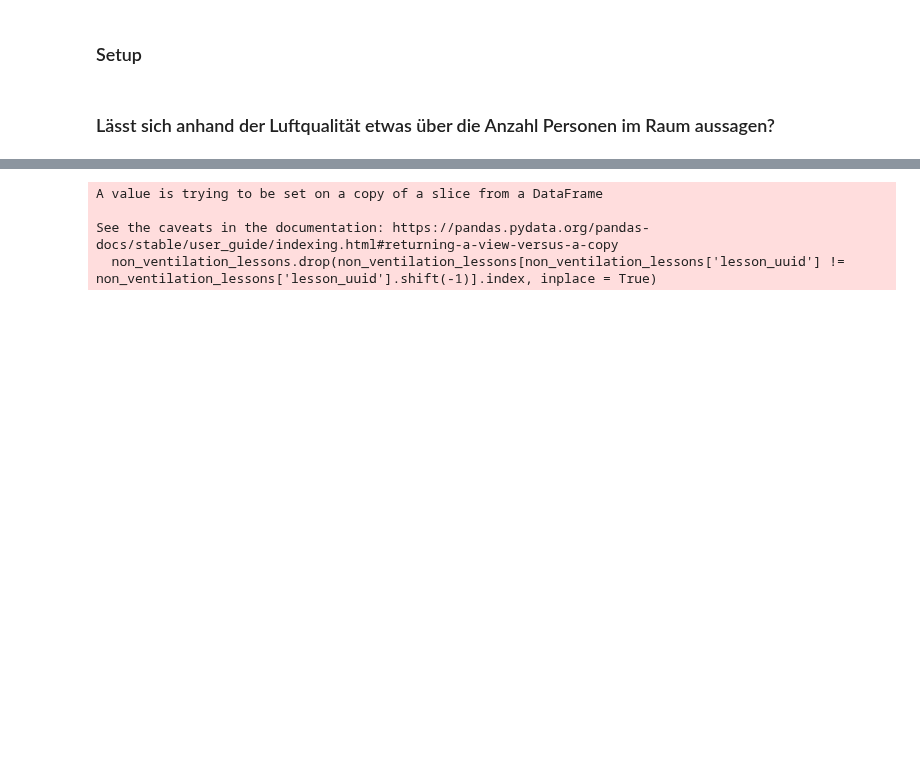
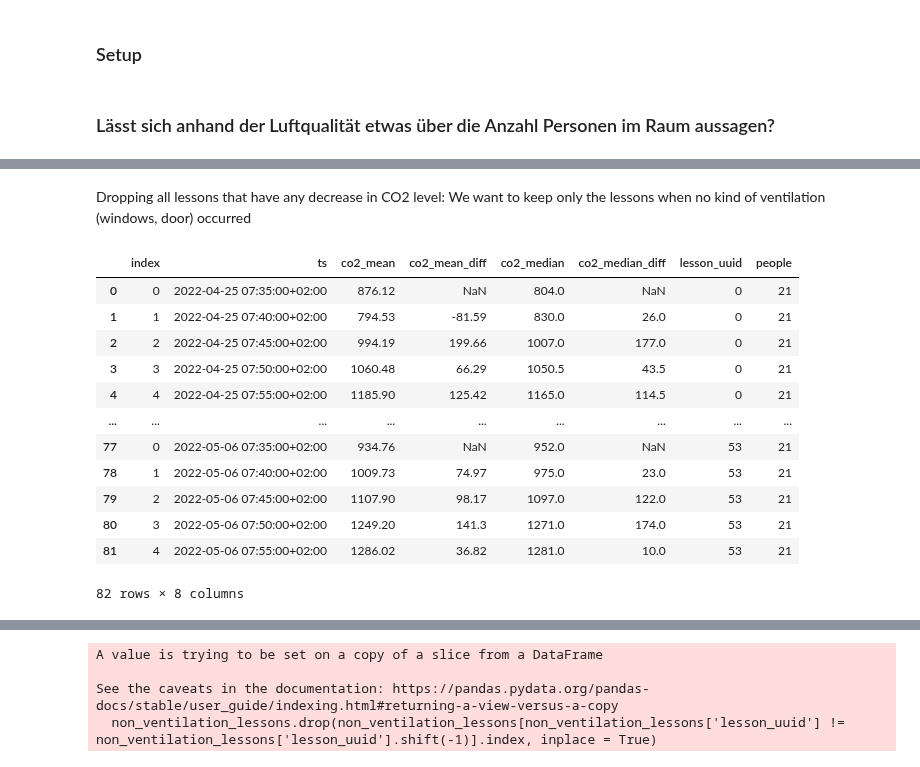
Before and after one commit to Smart-Classroom-Challenge/Data-Evaluation, a Jupyter notebook: Forschungsfrage_2.ipynb, the cells around one changed output, grey strips where cells are left out. Drawn from its saved outputs; the diff is of its cells as text; code cells hidden in the pictures; blank space fills up the shorter version.

```diff
--- a/Forschungsfrage_2.ipynb
+++ b/Forschungsfrage_2.ipynb
@@ -243,0 +87,36 @@ stundenplan_primar_EG = [
+# %% [markdown]
+Dropping all lessons that have any decrease in CO2 level: We want to keep only the lessons when no kind of ventilation (windows, door) occurred
+# %%
+# collect id's of lessons to drop
+lessons_to_drop = []
+
+for index, bucket in co2_primar_eg_lessons.iterrows():
+  lesson_id = bucket['lesson_uuid']
+  co2_median_diff = bucket['co2_median_diff']
+
+  if co2_median_diff and float(bucket['co2_median_diff']) < 0:
+    if lesson_id not in lessons_to_drop:
+      lessons_to_drop.append(lesson_id)
+
+# create new df only with lessons that had a steady CO2 increase
+co2_primar_eg_lessons_novent = co2_primar_eg_lessons.copy()
+for lesson in lessons_to_drop:
+  co2_primar_eg_lessons_novent = co2_primar_eg_lessons_novent.loc[~co2_primar_eg_lessons_novent['lesson_uuid'].isin(lessons_to_drop)]
+
+# reset index
+co2_primar_eg_lessons_novent = co2_primar_eg_lessons_novent.reset_index()
+co2_primar_eg_lessons_novent
+# %% [output]
+|  | index | ts | co2_mean | co2_mean_diff | co2_median | co2_median_diff | lesson_uuid | people |
+| 0 | 0 | 2022-04-25 07:35:00+02:00 | 876.12 | NaN | 804.0 | NaN | 0 | 21 |
+| 1 | 1 | 2022-04-25 07:40:00+02:00 | 794.53 | -81.59 | 830.0 | 26.0 | 0 | 21 |
+| 2 | 2 | 2022-04-25 07:45:00+02:00 | 994.19 | 199.66 | 1007.0 | 177.0 | 0 | 21 |
+| 3 | 3 | 2022-04-25 07:50:00+02:00 | 1060.48 | 66.29 | 1050.5 | 43.5 | 0 | 21 |
+| 4 | 4 | 2022-04-25 07:55:00+02:00 | 1185.90 | 125.42 | 1165.0 | 114.5 | 0 | 21 |
+| ... | ... | ... | ... | ... | ... | ... | ... | ... |
+| 77 | 0 | 2022-05-06 07:35:00+02:00 | 934.76 | NaN | 952.0 | NaN | 53 | 21 |
+| 78 | 1 | 2022-05-06 07:40:00+02:00 | 1009.73 | 74.97 | 975.0 | 23.0 | 53 | 21 |
+| 79 | 2 | 2022-05-06 07:45:00+02:00 | 1107.90 | 98.17 | 1097.0 | 122.0 | 53 | 21 |
+| 80 | 3 | 2022-05-06 07:50:00+02:00 | 1249.20 | 141.3 | 1271.0 | 174.0 | 53 | 21 |
+| 81 | 4 | 2022-05-06 07:55:00+02:00 | 1286.02 | 36.82 | 1281.0 | 10.0 | 53 | 21 |
+82 rows × 8 columns
```
Also changed, not shown: parts of 14 cells of this notebook, 1 other file.
